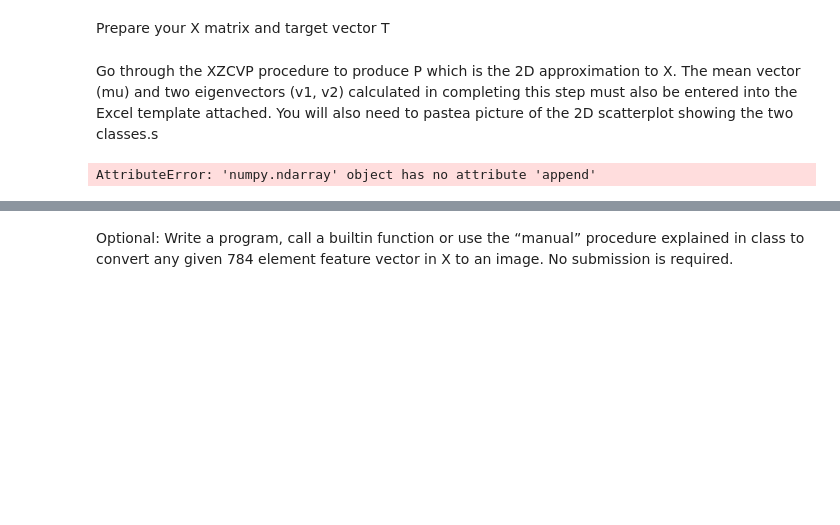
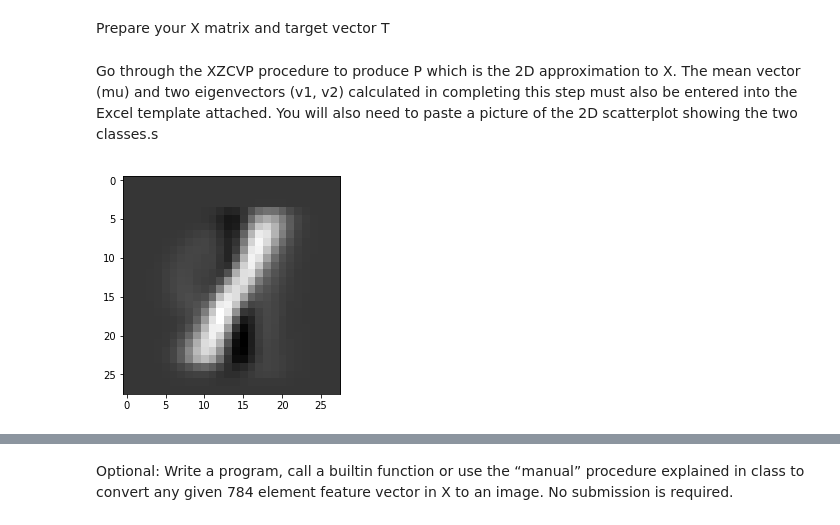
Before and after one commit to yelaura/python-assignments, a Jupyter notebook: Intro to Machine Learning/Assignment 3.ipynb, the cells around one changed output, grey strips where cells are left out. Saved outputs shown, nothing was run; the diff lists cells and outputs as text; code cells hidden in the pictures; blank space fills up the shorter version.

```diff
--- a/Intro to Machine Learning/Assignment 3.ipynb
+++ b/Intro to Machine Learning/Assignment 3.ipynb
@@ -72,23 +72,30 @@ Check training vector by plotting image
 # %% [markdown]
 Prepare your X matrix and target vector T
 # %% [markdown]
-Go through the XZCVP procedure to produce P which is the 2D approximation to X. The mean vector (mu) and two eigenvectors (v1, v2) calculated in completing this step must also be entered into the Excel template attached. You will also need to pastea picture of the 2D scatterplot showing the two classes.s
+Go through the XZCVP procedure to produce P which is the 2D approximation to X. The mean vector (mu) and two eigenvectors (v1, v2) calculated in completing this step must also be entered into the Excel template attached. You will also need to paste a picture of the 2D scatterplot showing the two classes.s
 # %%
 X_miu = X.mean(axis=0)
 
 Z = X - X_miu
 
 C=np.cov(Z,rowvar=False)
 #C = np.cov(Z.T)
 #verified that C=C.T
 
 [λ,V]=np.linalg.eigh(C)
 V=np.flipud(V.T)
-V=V[0,:].append(V[1,:])
+V_new=np.ndarray((2, 784))
+V_new[0] = V[0, :]
+V_new[1] = V[1, :]
 
-V = np.real(V)
+V_new = np.real(V_new)
 
-plt.imshow(V[1, :].reshape(28,28),interpolation='None', cmap=cm.gray)
-show()
+P=np.dot(Z,V_new.T)
+
+R=np.dot(P,V_new)
+
+Xrec=R+X_miu
+
+showimage(Xrec[50])
 # %% [output]
-AttributeError: 'numpy.ndarray' object has no attribute 'append'
+[figure, added]
```
Also changed, not shown: parts of 9 cells of this notebook, 2 other files.
